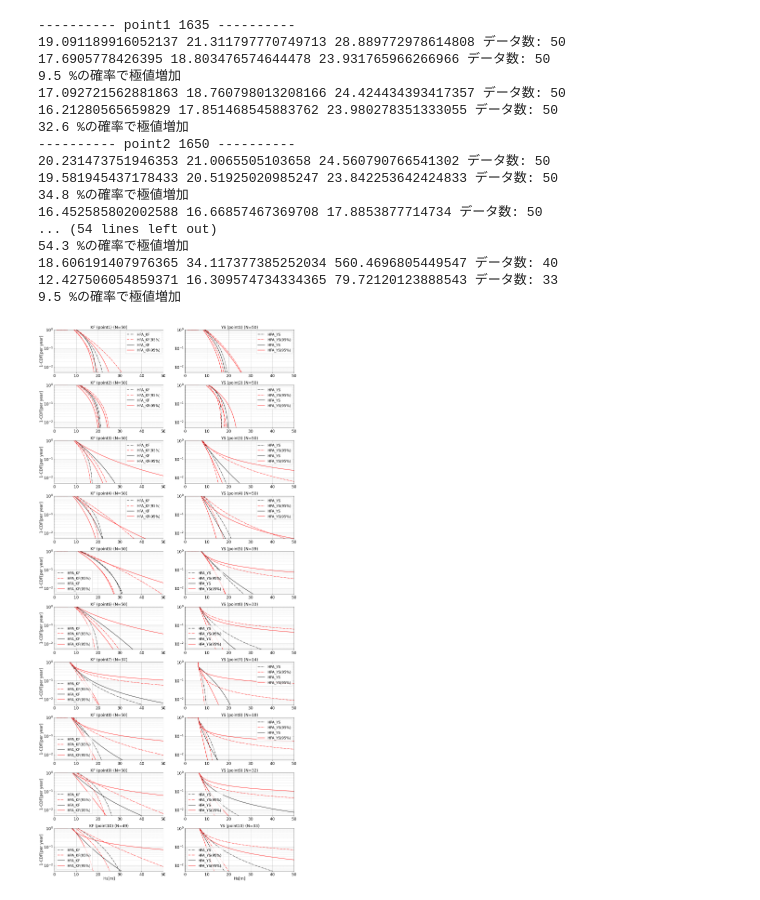
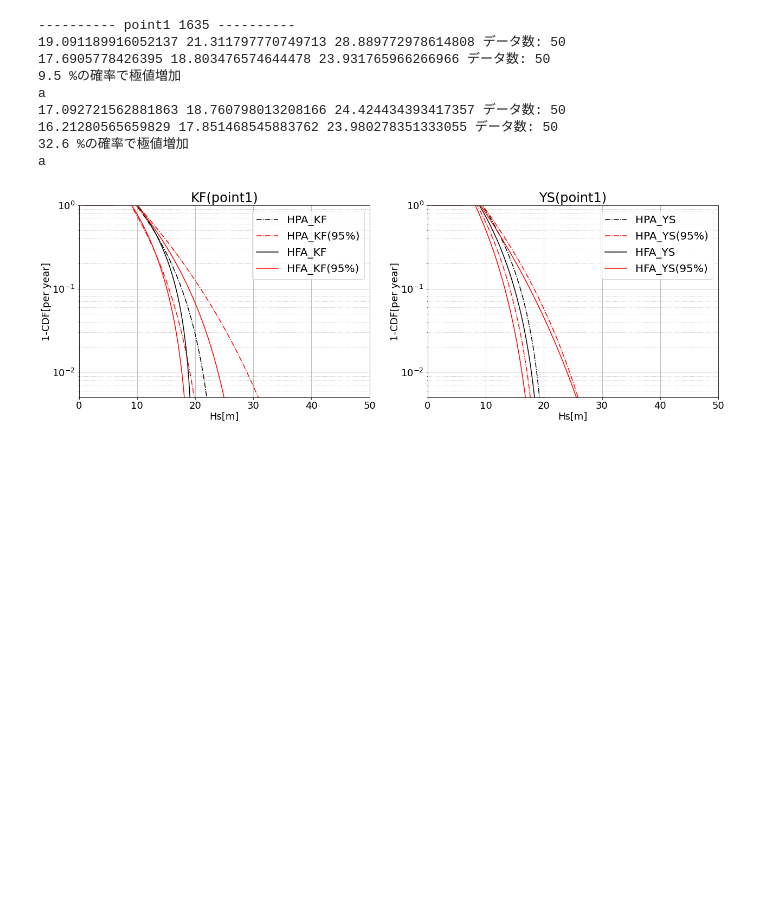
Before and after one commit to greedtn/MRI-AGCM3.2H, a Jupyter notebook: calc_prob/calc_prob.ipynb, the cells around one changed output. Drawn from its saved outputs; the diff is of its cells as text; code cells hidden in the pictures; blank space fills up the shorter version.

```diff
--- a/calc_prob/calc_prob.ipynb
+++ b/calc_prob/calc_prob.ipynb
@@ -10,6 +10,7 @@ import numpy as np
 
 MODEL = ['KF', 'YS']
 INDEX = sorted([79*67 + 13, 79*64 + 26, 79*43 + 23, 79*63 + 43, 79*51 + 39, 79*42 + 60, 79*60 + 56, 79*34 + 40, 79*20 + 70, 79*20 + 55])
+INDEX = [1635]
 def calc_p(past_rv, past_pro, f_rv, f_pro):
     """
     確率密度関数から, 極値増大確率を算出する
@@ -38,8 +39,8 @@ def GP(xi, sgm, y, n0, n):
 DATA_CNT = 50
 
 # 描画用の画像を用意
-fig = plt.figure(figsize=(18, 36))
-for index in range(len(INDEX)):
+fig = plt.figure(figsize=(18, 6))
+for index in range(1):
     idx = INDEX[index]
     print("----------", 'point' + str(index+1), idx, "----------")
     for i in range(2):  # model
@@ -77,52 +78,39 @@ for index in range(len(INDEX)):
         if is_ok:
             P = calc_p(past_rv, past_pro, f_rv, f_pro)
             print('{:.1f}'.format(P), '%の確率で極値増加')
+            print('a')
             ax = fig.add_subplot(len(INDEX), 2, 2 * index + i+1)
             # MLのplot
             x = np.linspace(1, 50, 1000)
             ax.plot(x, [GP(xi=p_xi[1], sgm=p_sgm[1], y=x_ - u_p, n0=len(POT), n=219143) for x_ in x], color='black', linestyle="dashdot", label='HPA_' + model[4:6])
             ax.plot(x, [GP(xi=p_xi[0], sgm=p_sgm[0], y=x_ - u_p, n0=len(POT), n=219143) for x_ in x], color='red', linestyle="dashdot", label='HPA_' + model[4:6] + '(95%)')
             ax.plot(x, [GP(xi=p_xi[2], sgm=p_sgm[2], y=x_ - u_p, n0=len(POT), n=219143) for x_ in x], color='red', linestyle="dashdot")
             ax.plot(x, [GP(xi=f_xi[1], sgm=f_sgm[1], y=x_ - u_f, n0=len(POT), n=219143) for x_ in x], color='black', label=model[:-3])
             ax.plot(x, [GP(xi=f_xi[0], sgm=f_sgm[0], y=x_ - u_f, n0=len(POT), n=219143) for x_ in x], color='red', label=model[:-3] + '(95%)')
             ax.plot(x, [GP(xi=f_xi[2], sgm=f_sgm[2], y=x_ - u_f, n0=len(POT), n=219143) for x_ in x], color='red')
-            ax.legend(fontsize=16)
+            ax.legend(fontsize=20)
             ax.set_xlim((0, 50))
             ax.set_ylim((0.005, 1))
-            if index == len(INDEX) - 1:
-                ax.set_xlabel("Hs[m]", fontsize=18, labelpad=1)
-            if i == 0:
-                ax.set_ylabel("1-CDF[per year]", fontsize=18, labelpad=1)
+            ax.set_xlabel("Hs[m]", fontsize=18, labelpad=1)
+            ax.set_ylabel("1-CDF[per year]", fontsize=18, labelpad=1)
             ax.tick_params(axis='x', labelsize=18)
             ax.tick_params(axis='y', labelsize=18)
-            if j == 0:
-                ax.set_title(MODEL[i] + ' (point' + str(index+1) + ')' + ' (N=' + str(N_P) + ')', fontsize=18)
-            else:
-                ax.set_title(MODEL[i] + ' (point' + str(index+1) + ')' + ' (N=' + str(N_F) + ')', fontsize=18)
+            ax.set_title(MODEL[i] + '(point' + str(index+1) + ')', fontsize=24)
             ax.set_yscale('log')
             ax.grid(which='major',color='black',linestyle='-', alpha=0.3)
             ax.grid(which='minor',color='black',linestyle='dotted', alpha=0.3)
 
-# plt.subplots_adjust(hspace=0.3)
-fig.subplots_adjust(left=0.1, right=0.95, bottom=0.02, top=0.98, hspace=0.3) #この1行を入れる
+fig.subplots_adjust(left=0.07, right=0.98, bottom=0.1, top=0.92) #この1行を入れる
 plt.savefig("../img/1-cdf_for_sum.png")
 plt.show()
 # %% [output]
 ---------- point1 1635 ----------
 19.091189916052137 21.311797770749713 28.889772978614808 データ数: 50
 17.6905778426395 18.803476574644478 23.931765966266966 データ数: 50
 9.5 %の確率で極値増加
+a
 17.092721562881863 18.760798013208166 24.424434393417357 データ数: 50
 16.21280565659829 17.851468545883762 23.980278351333055 データ数: 50
 32.6 %の確率で極値増加
----------- point2 1650 ----------
-20.231473751946353 21.0065505103658 24.560790766541302 データ数: 50
-19.581945437178433 20.51925020985247 23.842253642424833 データ数: 50
-34.8 %の確率で極値増加
-16.452585802002588 16.66857467369708 17.8853877714734 データ数: 50
-... (54 lines left out)
-54.3 %の確率で極値増加
-18.606191407976365 34.117377385252034 560.4696805449547 データ数: 40
-12.427506054859371 16.309574734334365 79.72120123888543 データ数: 33
-9.5 %の確率で極値増加
+a
-[figure, old version]
+[figure, new version]
```
Also changed, not shown: 5 other files.
